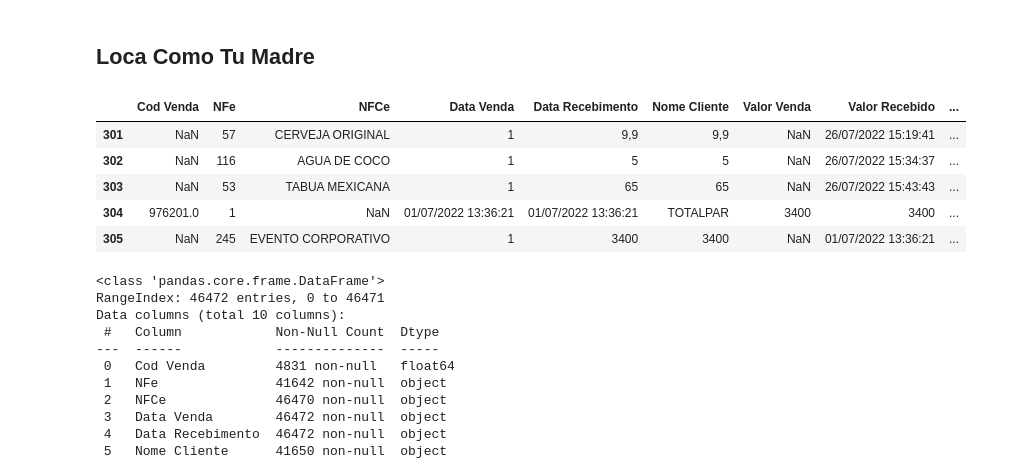
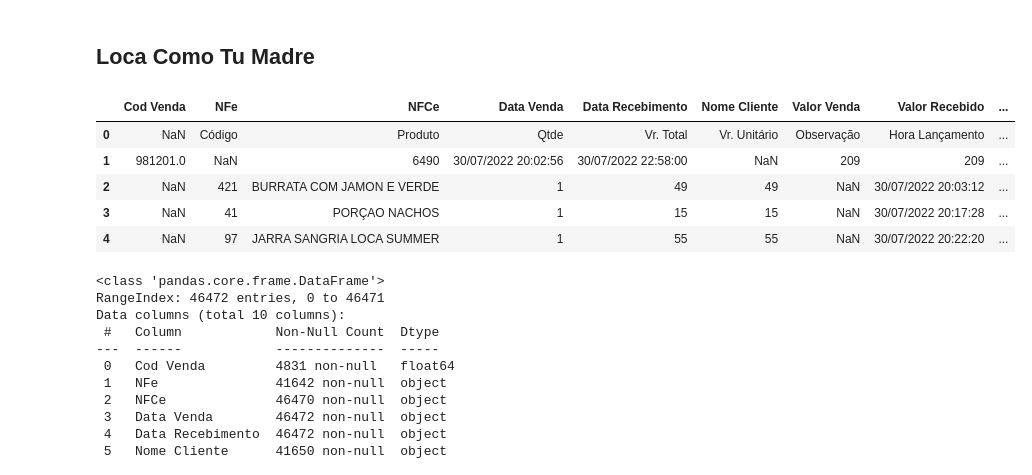
Before and after one commit to claudiotorresoliveira/lctm001, a Jupyter notebook: lctm_v01.ipynb, the cells around one changed output. Cells and saved outputs as stored; diff of their text form; code cells hidden in the pictures.

```diff
--- a/lctm_v01.ipynb
+++ b/lctm_v01.ipynb
@@ -40,14 +40,14 @@ df7 = pd.read_csv(r'/home/claudio/@LCTM/lctm001/2023_01.csv', encoding="ISO-8859
 # %%
 transactions = pd.concat([df1, df2, df3, df4, df5, df6, df7], ignore_index=True)
 # %%
-df1.tail()
+df1.head()
 # %% [output]
 |  | Cod Venda | NFe | NFCe | Data Venda | Data Recebimento | Nome Cliente | Valor Venda | Valor Recebido | ... |
-| 301 | NaN | 57 | CERVEJA ORIGINAL | 1 | 9,9 | 9,9 | NaN | 26/07/2022 15:19:41 | ... |
-| 302 | NaN | 116 | AGUA DE COCO | 1 | 5 | 5 | NaN | 26/07/2022 15:34:37 | ... |
-| 303 | NaN | 53 | TABUA MEXICANA | 1 | 65 | 65 | NaN | 26/07/2022 15:43:43 | ... |
-| 304 | 976201.0 | 1 | NaN | 01/07/2022 13:36:21 | 01/07/2022 13:36:21 | TOTALPAR | 3400 | 3400 | ... |
-| 305 | NaN | 245 | EVENTO CORPORATIVO | 1 | 3400 | 3400 | NaN | 01/07/2022 13:36:21 | ... |
+| 0 | NaN | Código | Produto | Qtde | Vr. Total | Vr. Unitário | Observação | Hora Lançamento | ... |
+| 1 | 981201.0 | NaN | 6490 | 30/07/2022 20:02:56 | 30/07/2022 22:58:00 | NaN | 209 | 209 | ... |
+| 2 | NaN | 421 | BURRATA COM JAMON E VERDE | 1 | 49 | 49 | NaN | 30/07/2022 20:03:12 | ... |
+| 3 | NaN | 41 | PORÇAO NACHOS | 1 | 15 | 15 | NaN | 30/07/2022 20:17:28 | ... |
+| 4 | NaN | 97 | JARRA SANGRIA LOCA SUMMER | 1 | 55 | 55 | NaN | 30/07/2022 20:22:20 | ... |
 # %%
 ## DROPPING THE ROWS THAT ALL COLUMN VALUES ARE NULL
 #  https://www.youtube.com/watch?v=uDr67HBIPz8&t=818s
```
Also changed, not shown: parts of 6 cells of this notebook.
